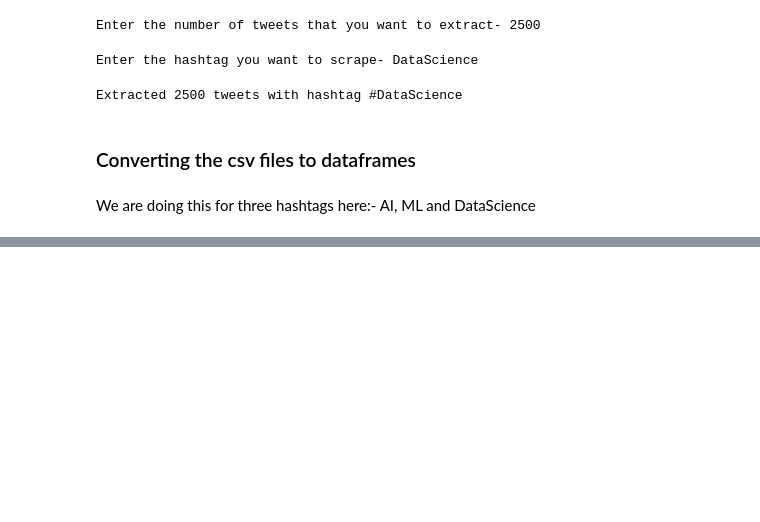
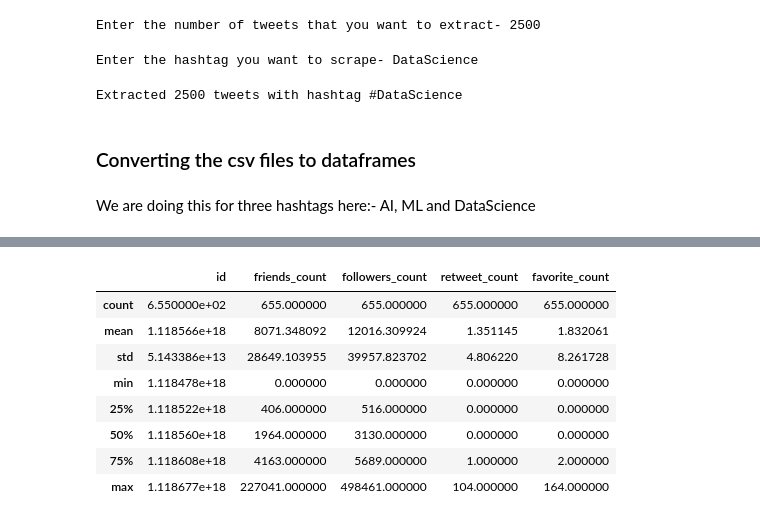
Before and after one commit to ManaliSharma/Umbrella_Academy, a Jupyter notebook: Collecting_Metadata.ipynb, the cells around one changed output, grey strips where cells are left out. Cells and saved outputs as stored; diff of their text form; code cells hidden in the pictures; blank space fills up the shorter version.

```diff
--- a/Collecting_Metadata.ipynb
+++ b/Collecting_Metadata.ipynb
@@ -149 +267,13 @@ dataset_2=dataframe('ML')
+# %%
+dataset_2.describe()
+# %% [output]
+|  | id | friends_count | followers_count | retweet_count | favorite_count |
+| count | 6.550000e+02 | 655.000000 | 655.000000 | 655.000000 | 655.000000 |
+| mean | 1.118566e+18 | 8071.348092 | 12016.309924 | 1.351145 | 1.832061 |
+| std | 5.143386e+13 | 28649.103955 | 39957.823702 | 4.806220 | 8.261728 |
+| min | 1.118478e+18 | 0.000000 | 0.000000 | 0.000000 | 0.000000 |
+| 25% | 1.118522e+18 | 406.000000 | 516.000000 | 0.000000 | 0.000000 |
+| 50% | 1.118560e+18 | 1964.000000 | 3130.000000 | 0.000000 | 0.000000 |
+| 75% | 1.118608e+18 | 4163.000000 | 5689.000000 | 1.000000 | 2.000000 |
+| max | 1.118677e+18 | 227041.000000 | 498461.000000 | 104.000000 | 164.000000 |
 # %%
```
Also changed, not shown: parts of 68 cells of this notebook, 8 other files.
